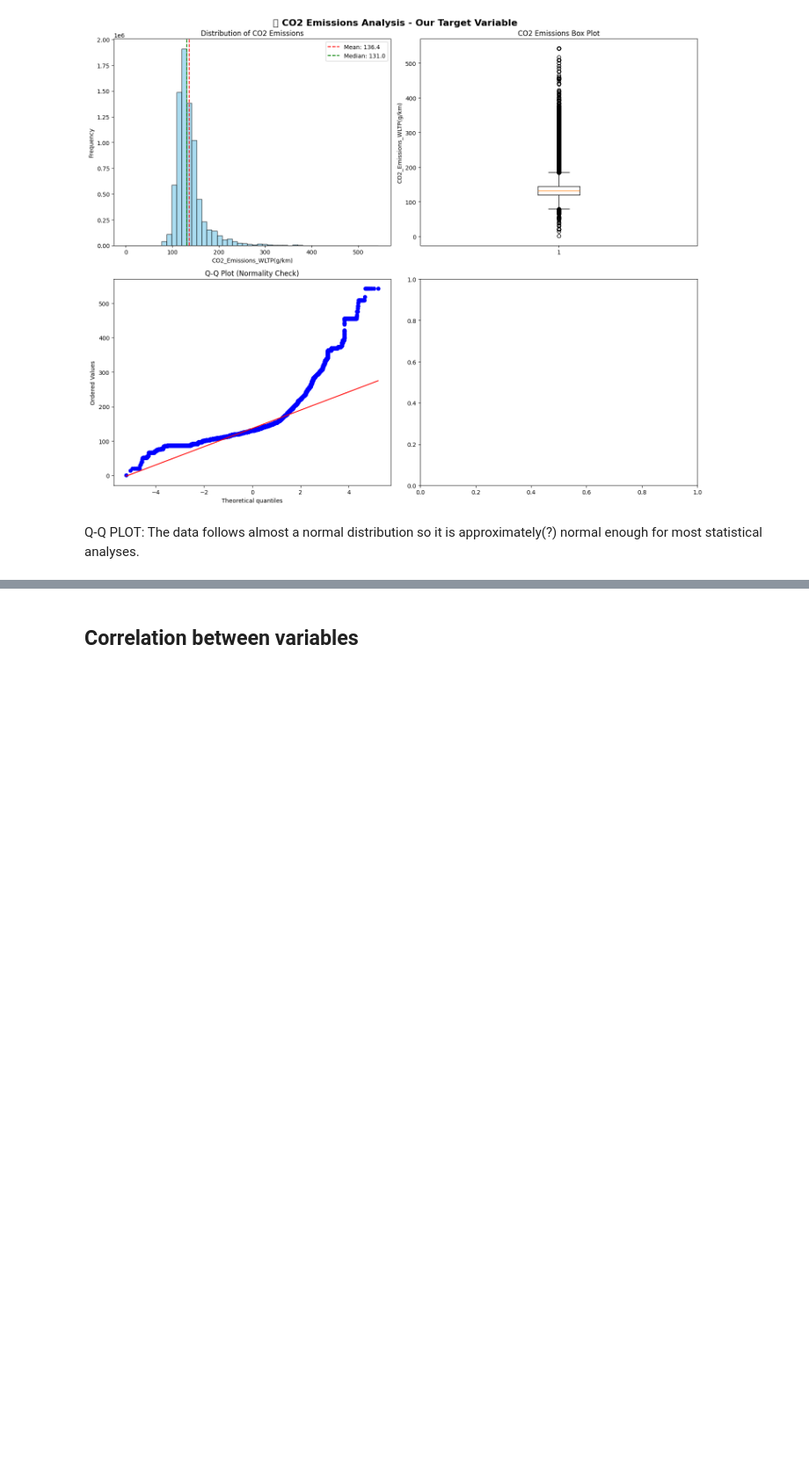
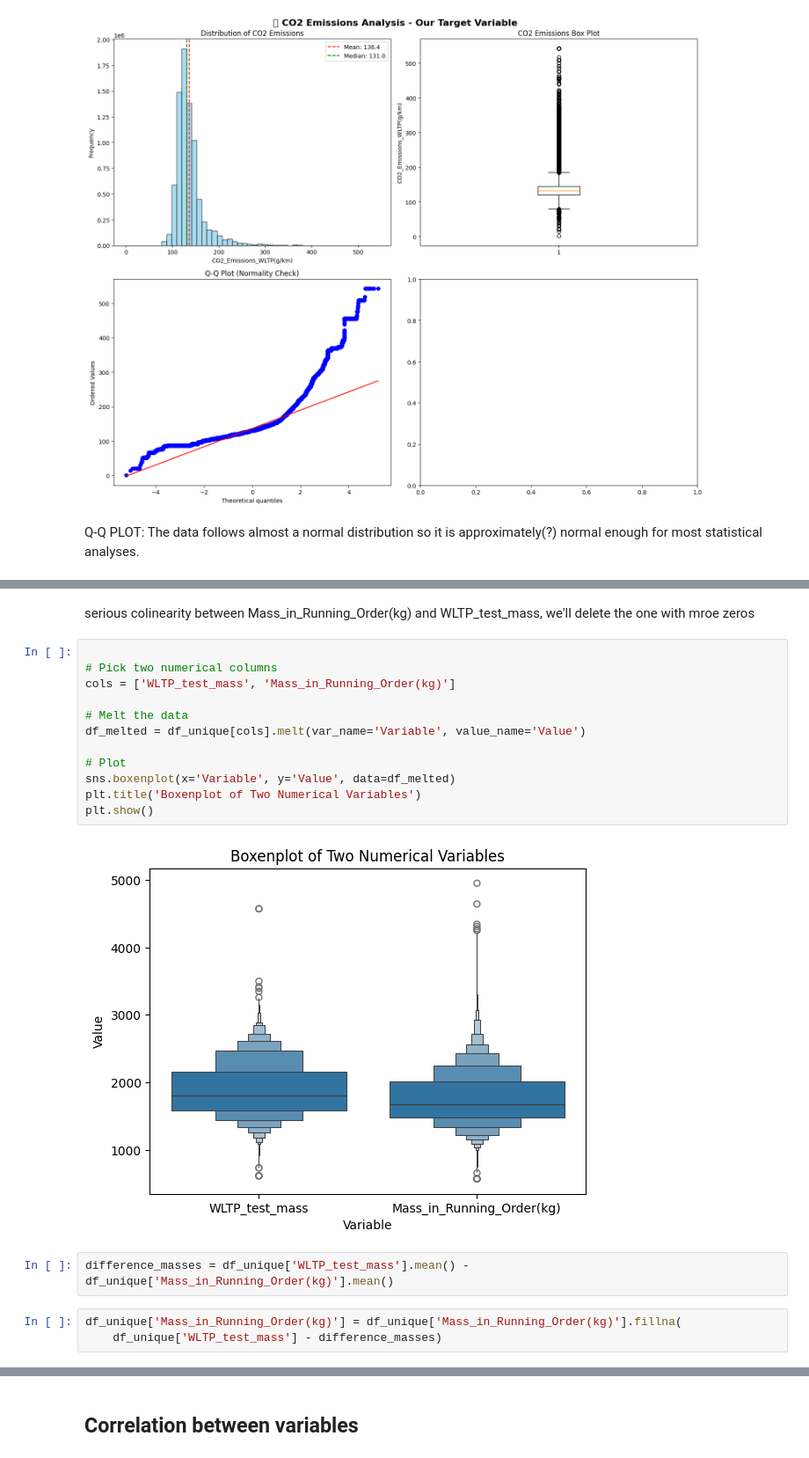
Before and after one commit to Tavocado-S/CO2_Prediction, a Jupyter notebook: notebooks/burak_explo_copy_2023.ipynb, the cells around one changed output, grey strips where cells are left out. Shown at 88% size. Drawn from its saved outputs; the diff is of its cells as text; blank space fills up the shorter version.

```diff
--- a/notebooks/burak_explo_copy_2023.ipynb
+++ b/notebooks/burak_explo_copy_2023.ipynb
@@ -755,0 +924,21 @@ Q-Q PLOT: The data follows almost a normal distribution so it is approximately(?
+# %% [markdown]
+serious colinearity between Mass_in_Running_Order(kg) and WLTP_test_mass, we'll delete the one with mroe zeros
+# %%
+
+# Pick two numerical columns
+cols = ['WLTP_test_mass', 'Mass_in_Running_Order(kg)']
+
+# Melt the data
+df_melted = df_unique[cols].melt(var_name='Variable', value_name='Value')
+
+# Plot
+sns.boxenplot(x='Variable', y='Value', data=df_melted)
+plt.title('Boxenplot of Two Numerical Variables')
+plt.show()
+# %% [output]
+[figure, added]
+# %%
+difference_masses = df_unique['WLTP_test_mass'].mean() - df_unique['Mass_in_Running_Order(kg)'].mean()
+# %%
+df_unique['Mass_in_Running_Order(kg)'] = df_unique['Mass_in_Running_Order(kg)'].fillna(
+    df_unique['WLTP_test_mass'] - difference_masses)
```
Also changed, not shown: parts of 48 cells of this notebook, 1 other file.
